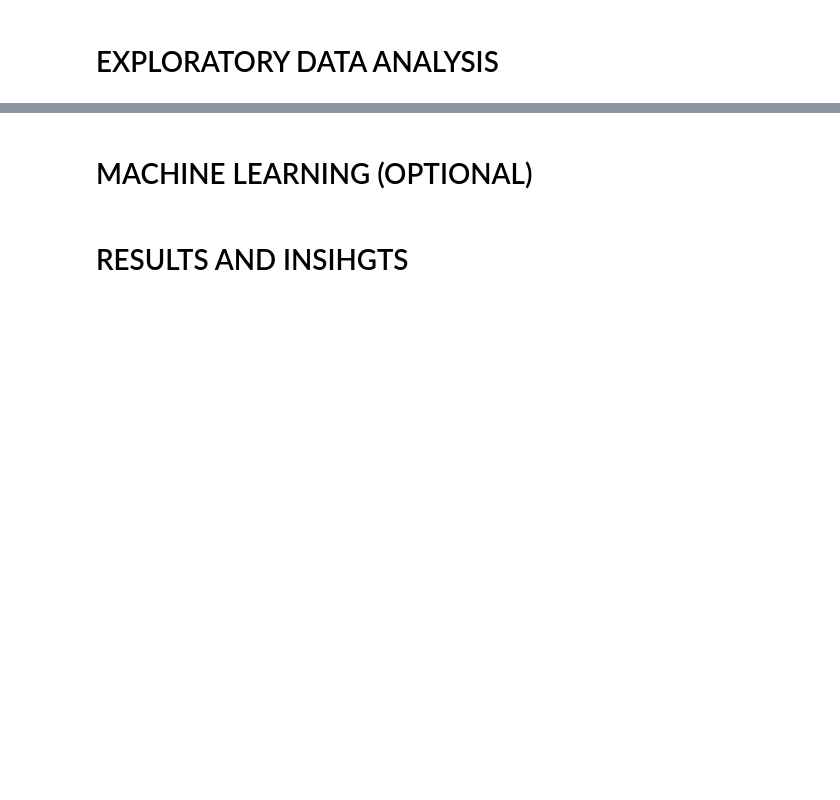
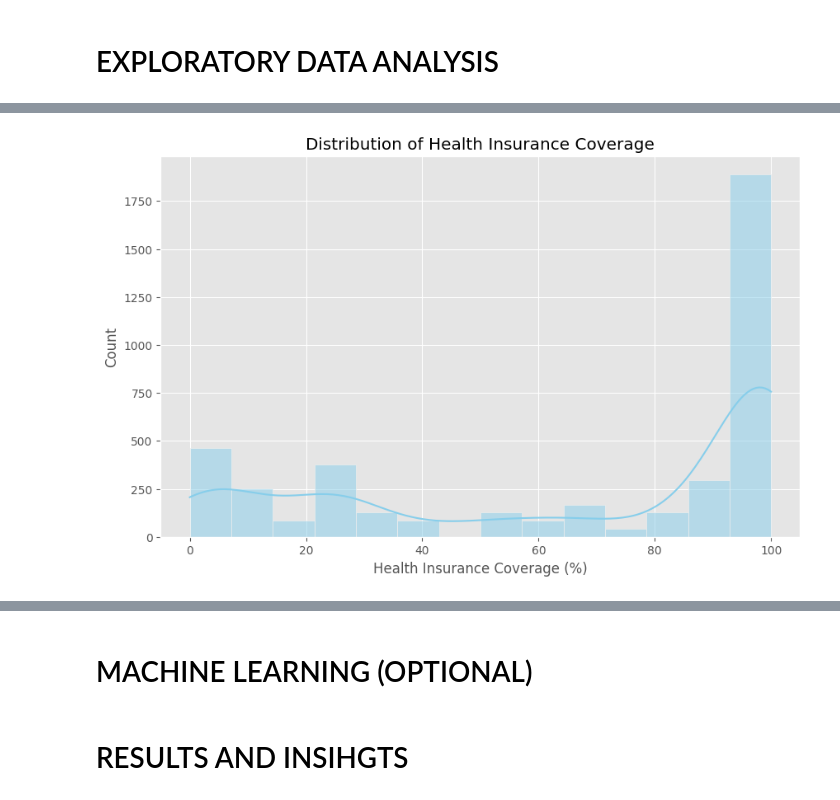
Before and after one commit to GeamXD/A-Case-Study-On-Child-And-Infant-Mortality, a Jupyter notebook: notebook.ipynb, the cells around one changed output, grey strips where cells are left out. Drawn from its saved outputs; the diff is of its cells as text; code cells hidden in the pictures; blank space fills up the shorter version.

```diff
--- a/notebook.ipynb
+++ b/notebook.ipynb
@@ -623,6 +610,16 @@ mortality.drop(columns=drop_cols, inplace=True)
 rename_cols = ['Share of population covered by health insurance (ILO (2014))','Observation value - Indicator: Under-five mortality rate - Sex: Total - Wealth quintile: Total - Unit of measure: Deaths per 100 live births']
 mortality.columns = mortality.columns.str.replace('Share of population covered by health insurance (ILO (2014))', 'Health insurance coverage (ILO, 2014)')
 mortality.columns = mortality.columns.str.replace('Observation value - Indicator: Under-five mortality rate - Sex: Total - Wealth quintile: Total - Unit of measure: Deaths per 100 live births', 'Under-five mortality rate - Total - Deaths per 100 live births')
+
+# Rename Dim2 to Causes of Death
+mortality.rename(columns={'Dim2': 'Cause of Death'}, inplace=True)
+
+# Rename ParentLocation to Region
+mortality.rename(columns={'ParentLocation': 'Region'}, inplace=True)
+
+# Rename Dim1 to Age_in_Months_Days_Years
+mortality.rename(columns={'Dim1': 'Age_in_Months_Days_Years'}, inplace=True)
+
 # Display the first few rows of the cleaned dataset
 mortality.info()
 # %% [output]
@@ -659,0 +678,11 @@ mortality.duplicated().sum()
+# %%
+# Drop IPV1 col in dataset
+mortality.drop(columns='IPV1 (% of one-year-olds immunized)', inplace=True)
+
+# Impute median for columns with 10 - 30 % missing values
+cols_to_impute = ['BCG (% of one-year-olds immunized)', 'HepB3 (% of one-year-olds immunized)', 'Hib3 (% of one-year-olds immunized)',
+                  'RCV1 (% of one-year-olds immunized)']
+for col in cols_to_impute:
+    mortality[col] = mortality[col].fillna(mortality[col].median())
+# Check if the missing values have been removed
+hp.missing_data(mortality)
@@ -661,0 +737,3 @@ mortality.duplicated().sum()
+# %%
+# Ensure data is sorted by Year for better line plots
+mortality = mortality.sort_values(by="Year")
@@ -661,0 +742,8 @@ mortality.duplicated().sum()
+# %%
+# Distribution of Health Insurance Coverage
+plt.figure(figsize=(10, 6))
+sns.histplot(mortality['Health insurance coverage (ILO, 2014)'], kde=True, color='skyblue');
+plt.title('Distribution of Health Insurance Coverage');
+plt.xlabel('Health Insurance Coverage (%)');
+# %% [output]
+[figure, added]
```
Also changed, not shown: parts of 12 cells of this notebook, 2 other files.
